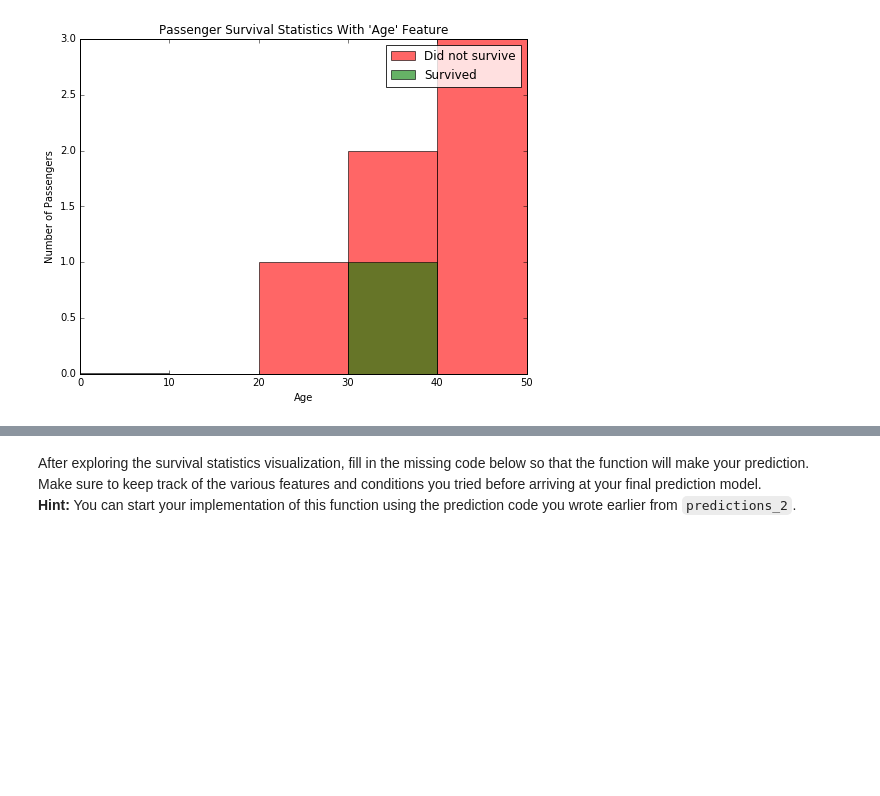
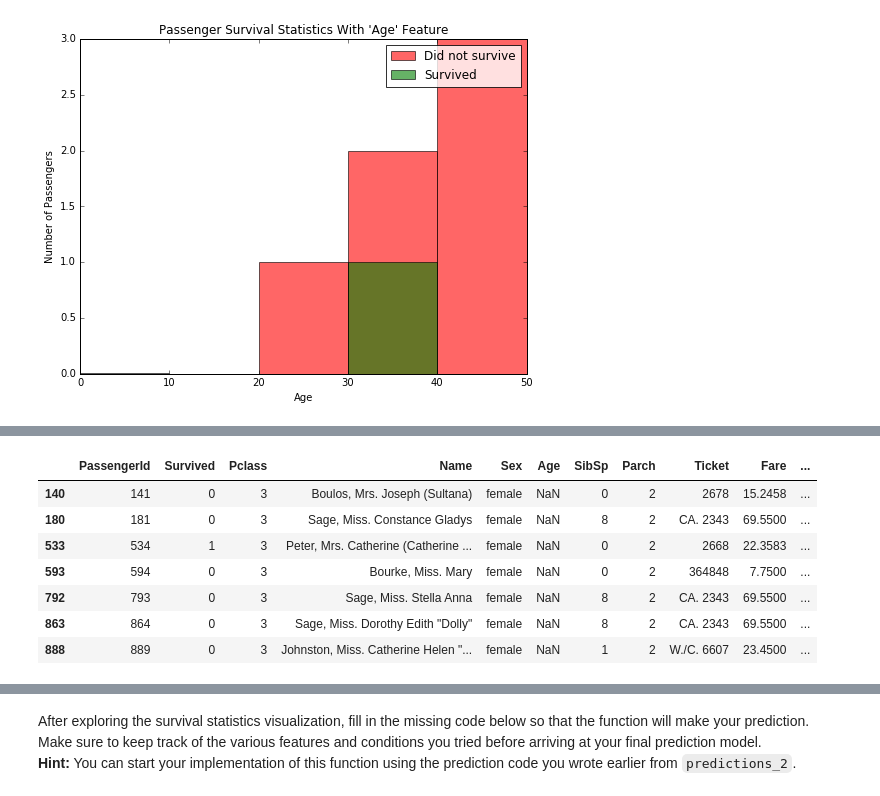
Before and after one commit to jhli973/machine-learning, a Jupyter notebook: projects/titanic_survival_exploration/titanic_survival_exploration.ipynb, the cells around one changed output, grey strips where cells are left out. Saved outputs shown, nothing was run; the diff lists cells and outputs as text; code cells hidden in the pictures; blank space fills up the shorter version.

```diff
--- a/projects/titanic_survival_exploration/titanic_survival_exploration.ipynb
+++ b/projects/titanic_survival_exploration/titanic_survival_exploration.ipynb
@@ -221,0 +252,11 @@ survival_stats(data, outcomes, 'Age', ["Sex == 'female'",  "Parch >= 4"])
+# %%
+full_data[(pd.isnull(full_data['Age'])) & (full_data['Sex']=='female') & (full_data['Parch']==2)]
+# %% [output]
+|  | PassengerId | Survived | Pclass | Name | Sex | Age | SibSp | Parch | Ticket | Fare | ... |
+| 140 | 141 | 0 | 3 | Boulos, Mrs. Joseph (Sultana) | female | NaN | 0 | 2 | 2678 | 15.2458 | ... |
+| 180 | 181 | 0 | 3 | Sage, Miss. Constance Gladys | female | NaN | 8 | 2 | CA. 2343 | 69.5500 | ... |
+| 533 | 534 | 1 | 3 | Peter, Mrs. Catherine (Catherine ... | female | NaN | 0 | 2 | 2668 | 22.3583 | ... |
+| 593 | 594 | 0 | 3 | Bourke, Miss. Mary | female | NaN | 0 | 2 | 364848 | 7.7500 | ... |
+| 792 | 793 | 0 | 3 | Sage, Miss. Stella Anna | female | NaN | 8 | 2 | CA. 2343 | 69.5500 | ... |
+| 863 | 864 | 0 | 3 | Sage, Miss. Dorothy Edith "Dolly" | female | NaN | 8 | 2 | CA. 2343 | 69.5500 | ... |
+| 888 | 889 | 0 | 3 | Johnston, Miss. Catherine Helen "... | female | NaN | 1 | 2 | W./C. 6607 | 23.4500 | ... |
```
Also changed, not shown: parts of 16 cells of this notebook.
